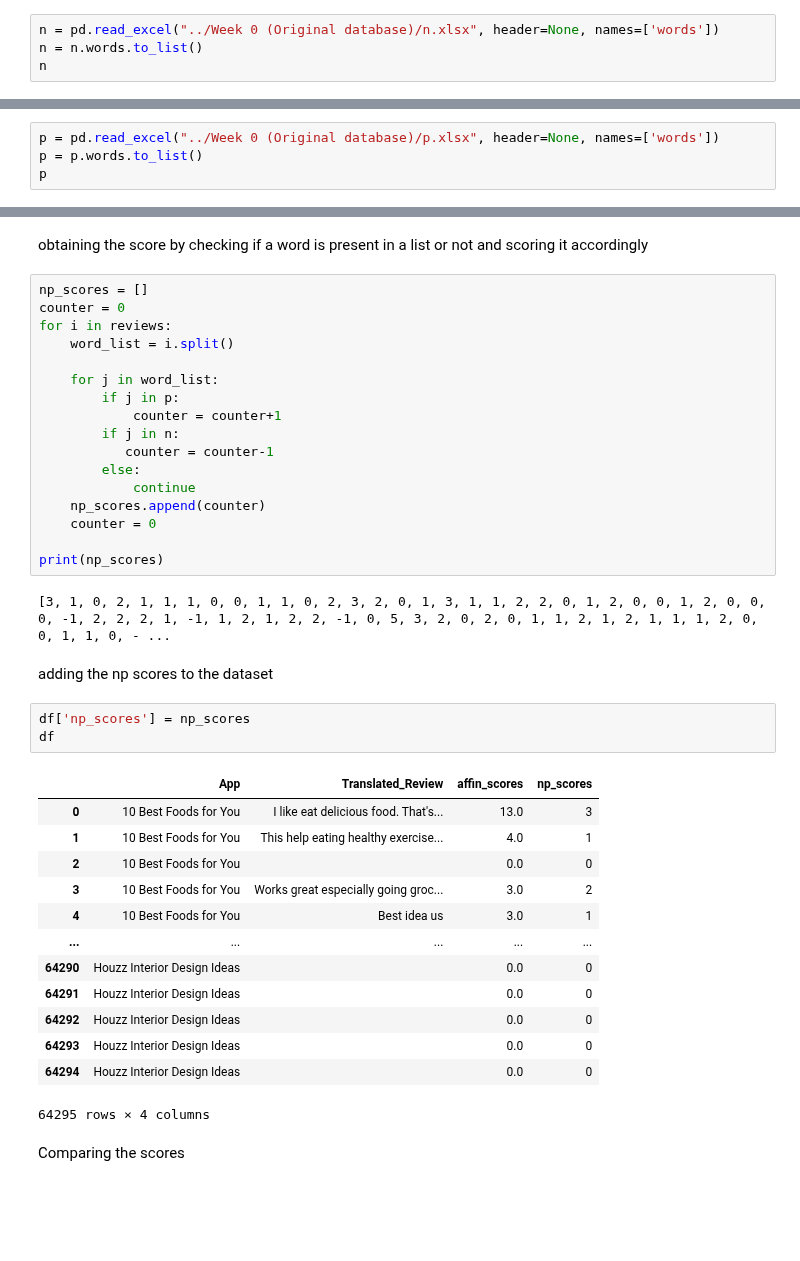
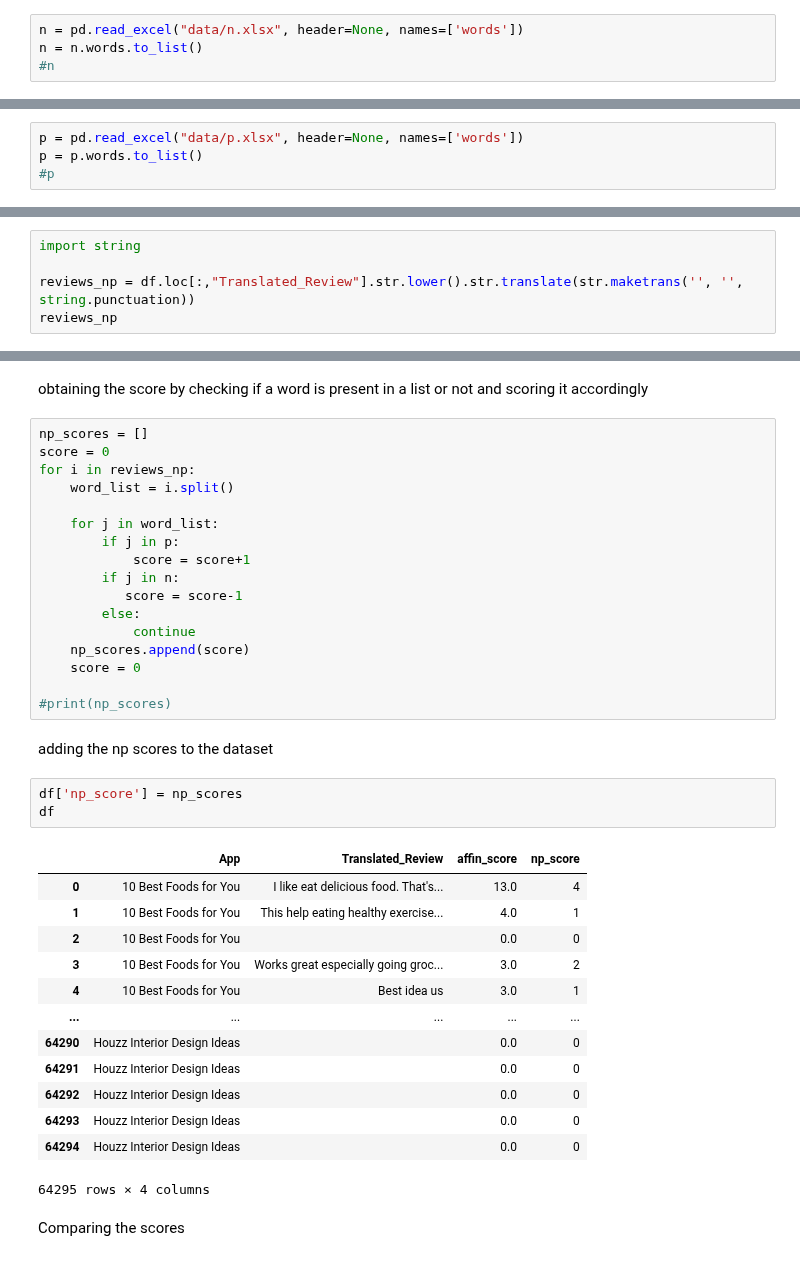
Before and after one commit to shalabajza/Develhope_Project_v2_team-2, a Jupyter notebook: Week 4/Week_4_Task_2_Mohammad.ipynb, the cells around one changed output, grey strips where cells are left out. Cells and saved outputs as stored; diff of their text form; blank space fills up the shorter version.

Commit message:
some modifications to the code where I removed the punctuation for the NP score

```diff
--- a/Week 4/Week_4_Task_2_Mohammad.ipynb
+++ b/Week 4/Week_4_Task_2_Mohammad.ipynb
@@ -124,6 +124,6 @@ df
 # %% [markdown]
 importing the negative word into a list
 # %%
-n = pd.read_excel("../Week 0 (Original database)/n.xlsx", header=None, names=['words'])
+n = pd.read_excel("data/n.xlsx", header=None, names=['words'])
 n = n.words.to_list()
-n
+#n
@@ -148,6 +130,6 @@ n
 # %% [markdown]
 importing the positive words into a list
 # %%
-p = pd.read_excel("../Week 0 (Original database)/p.xlsx", header=None, names=['words'])
+p = pd.read_excel("data/p.xlsx", header=None, names=['words'])
 p = p.words.to_list()
-p
+#p
@@ -171,0 +138,5 @@ p
+# %%
+import string
+
+reviews_np = df.loc[:,"Translated_Review"].str.lower().str.translate(str.maketrans('', '', string.punctuation))
+reviews_np
@@ -173,31 +157,29 @@ p
 obtaining the score by checking if a word is present in a list or not and scoring it accordingly
 # %%
 np_scores = []
-counter = 0
-for i in reviews:
+score = 0
+for i in reviews_np:
     word_list = i.split()
 
     for j in word_list:
         if j in p:
-            counter = counter+1
+            score = score+1
         if j in n:
-           counter = counter-1
+           score = score-1
         else:
             continue
-    np_scores.append(counter)
-    counter = 0
+    np_scores.append(score)
+    score = 0
 
-print(np_scores)
+#print(np_scores)
-# %% [output]
-[3, 1, 0, 2, 1, 1, 1, 0, 0, 1, 1, 0, 2, 3, 2, 0, 1, 3, 1, 1, 2, 2, 0, 1, 2, 0, 0, 1, 2, 0, 0, 0, -1, 2, 2, 2, 1, -1, 1, 2, 1, 2, 2, -1, 0, 5, 3, 2, 0, 2, 0, 1, 1, 2, 1, 2, 1, 1, 1, 2, 0, 0, 1, 1, 0, - ...
 # %% [markdown]
 adding the np scores to the dataset
 # %%
-df['np_scores'] = np_scores
+df['np_score'] = np_scores
 df
 # %% [output]
-|  | App | Translated_Review | affin_scores | np_scores |
-| 0 | 10 Best Foods for You | I like eat delicious food. That's... | 13.0 | 3 |
+|  | App | Translated_Review | affin_score | np_score |
+| 0 | 10 Best Foods for You | I like eat delicious food. That's... | 13.0 | 4 |
 | 1 | 10 Best Foods for You | This help eating healthy exercise... | 4.0 | 1 |
 | 2 | 10 Best Foods for You |  | 0.0 | 0 |
 | 3 | 10 Best Foods for You | Works great especially going groc... | 3.0 | 2 |
```
Also changed, not shown: parts of 7 cells of this notebook.
